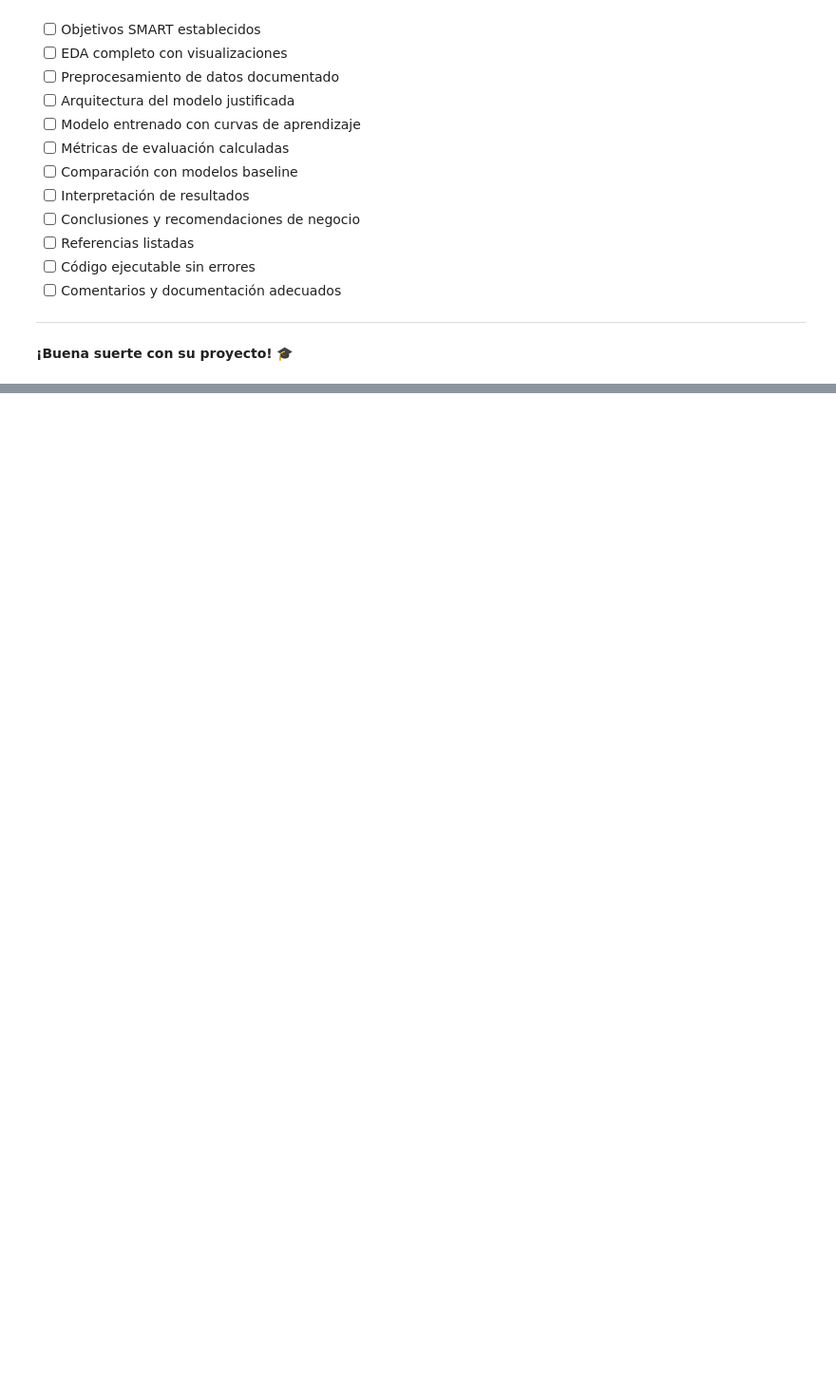
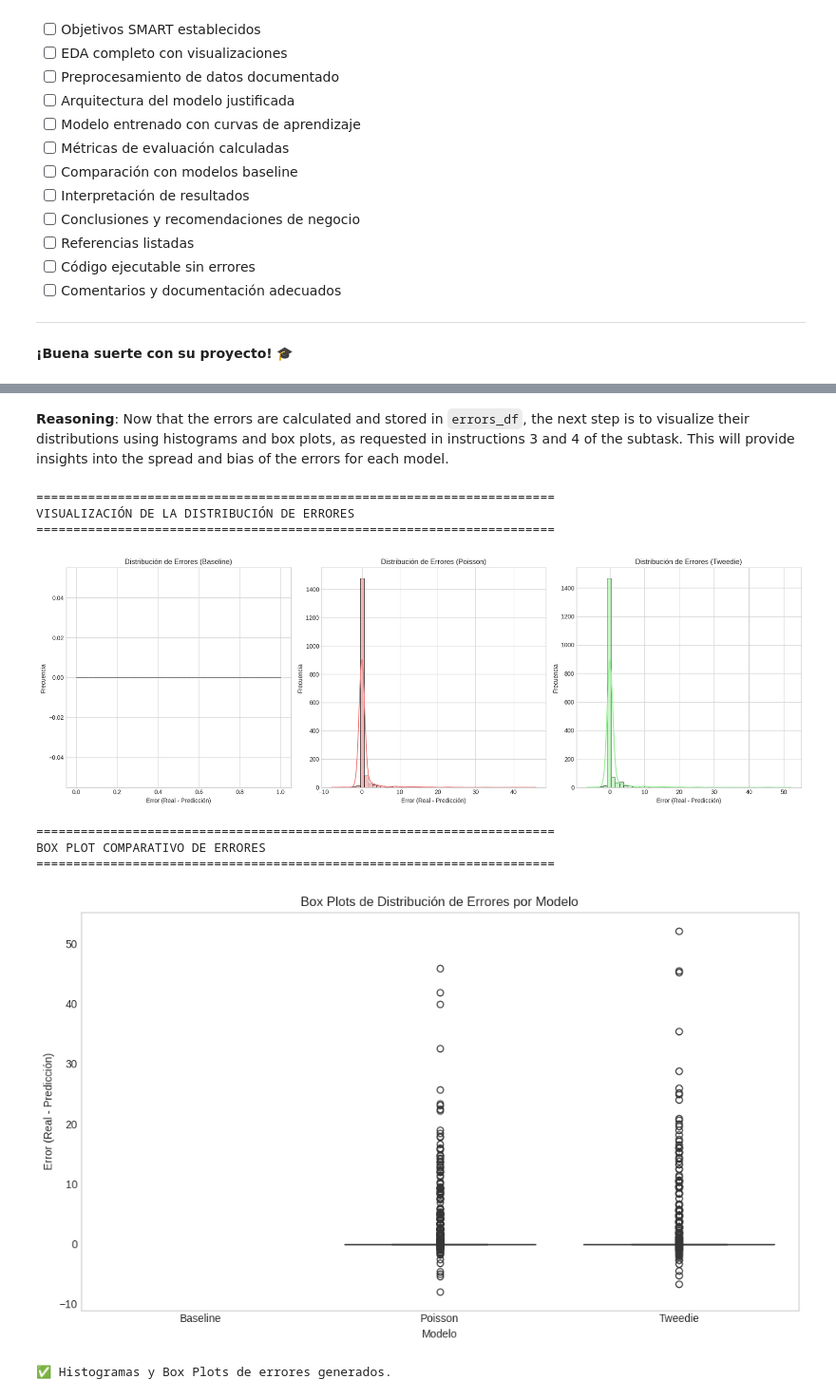
Before and after one commit to ZeroFiles/AML-Final-Ortiz-Larry, a Jupyter notebook: notebooks/AML_final_project_Larry_Ortiz.ipynb, the cells around one changed output, grey strips where cells are left out. Shown at 95% size. Saved outputs shown, nothing was run; the diff lists cells and outputs as text; code cells hidden in the pictures; blank space fills up the shorter version.

```diff
--- a/notebooks/AML_final_project_Larry_Ortiz.ipynb
+++ b/notebooks/AML_final_project_Larry_Ortiz.ipynb
@@ -1552,0 +1723,60 @@ Antes de entregar, verifique que ha completado los siguientes elementos:
+# %% [markdown]
+**Reasoning**:
+Now that the errors are calculated and stored in `errors_df`, the next step is to visualize their distributions using histograms and box plots, as requested in instructions 3 and 4 of the subtask. This will provide insights into the spread and bias of the errors for each model.
+# %%
+print("=" * 70)
+print("VISUALIZACIÓN DE LA DISTRIBUCIÓN DE ERRORES")
+print("=" * 70)
+
+# 3. Generar histogramas para visualizar la distribución de errores de cada modelo
+plt.figure(figsize=(18, 6))
+
+# Histograma de errores para Baseline
+plt.subplot(1, 3, 1)
+sns.histplot(errors_df['Baseline'], kde=True, bins=50, color='skyblue')
+plt.title('Distribución de Errores (Baseline)')
+plt.xlabel('Error (Real - Predicción)')
+plt.ylabel('Frecuencia')
+
+# Histograma de errores para Poisson
+plt.subplot(1, 3, 2)
+sns.histplot(errors_df['Poisson'], kde=True, bins=50, color='lightcoral')
+plt.title('Distribución de Errores (Poisson)')
+plt.xlabel('Error (Real - Predicción)')
+plt.ylabel('Frecuencia')
+
+# Histograma de errores para Tweedie
+plt.subplot(1, 3, 3)
+sns.histplot(errors_df['Tweedie'], kde=True, bins=50, color='lightgreen')
+plt.title('Distribución de Errores (Tweedie)')
+plt.xlabel('Error (Real - Predicción)')
+plt.ylabel('Frecuencia')
+
+plt.tight_layout()
+plt.show()
+
+print("\n" + "=" * 70)
+print("BOX PLOT COMPARATIVO DE ERRORES")
+print("=" * 70)
+
+# 4. Generar un box plot para comparar la distribución de errores de todos los modelos
+plt.figure(figsize=(10, 6))
+sns.boxplot(data=errors_df, palette='viridis')
+plt.title('Box Plots de Distribución de Errores por Modelo')
+plt.ylabel('Error (Real - Predicción)')
+plt.xlabel('Modelo')
+plt.grid(axis='y')
+plt.tight_layout()
+plt.show()
+
+print("✅ Histogramas y Box Plots de errores generados.")
+# %% [output]
+======================================================================
+VISUALIZACIÓN DE LA DISTRIBUCIÓN DE ERRORES
+======================================================================
+[figure, added]
+======================================================================
+BOX PLOT COMPARATIVO DE ERRORES
+======================================================================
+[figure, added]
+✅ Histogramas y Box Plots de errores generados.
```
Also changed, not shown: parts of 15 cells of this notebook.
